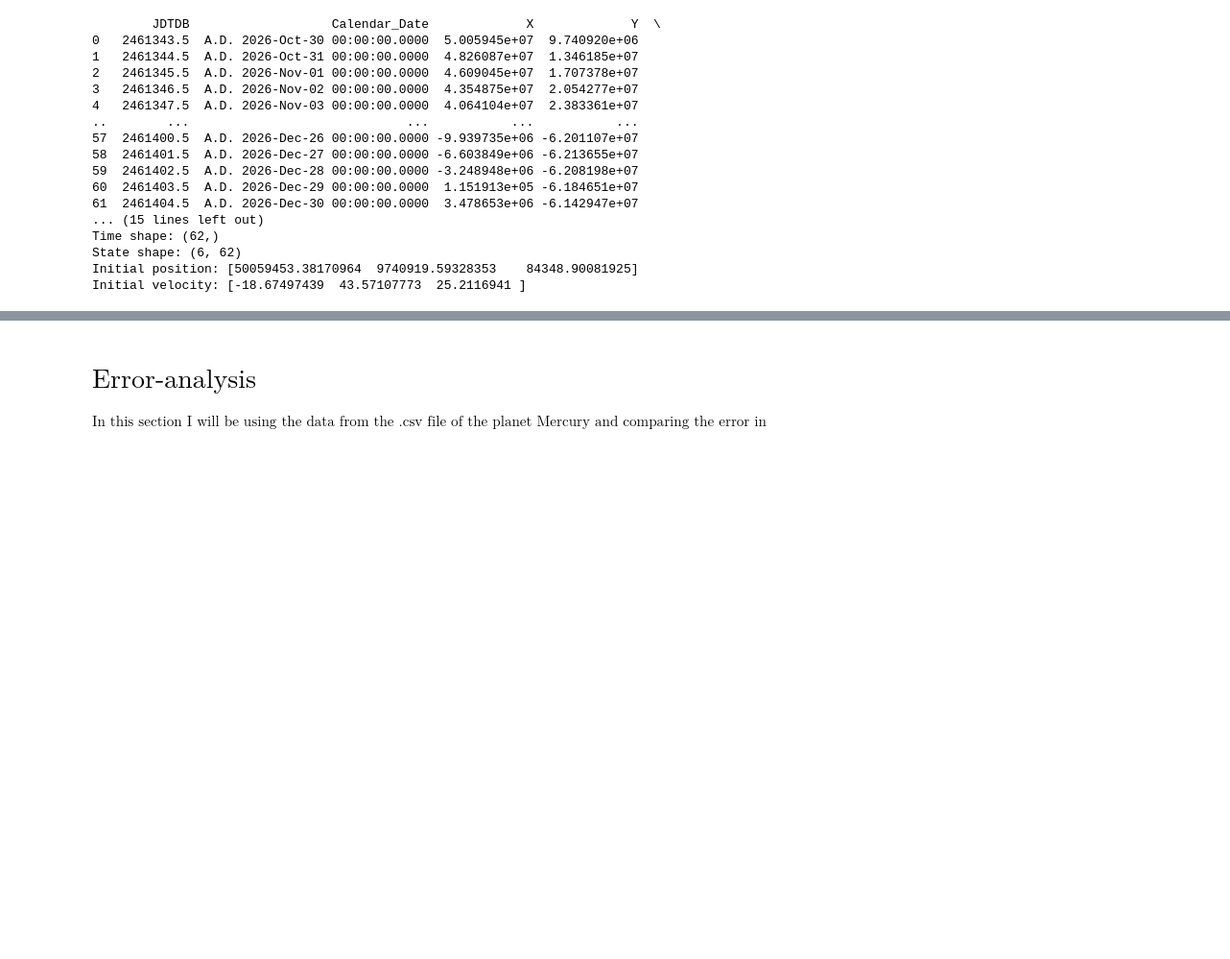
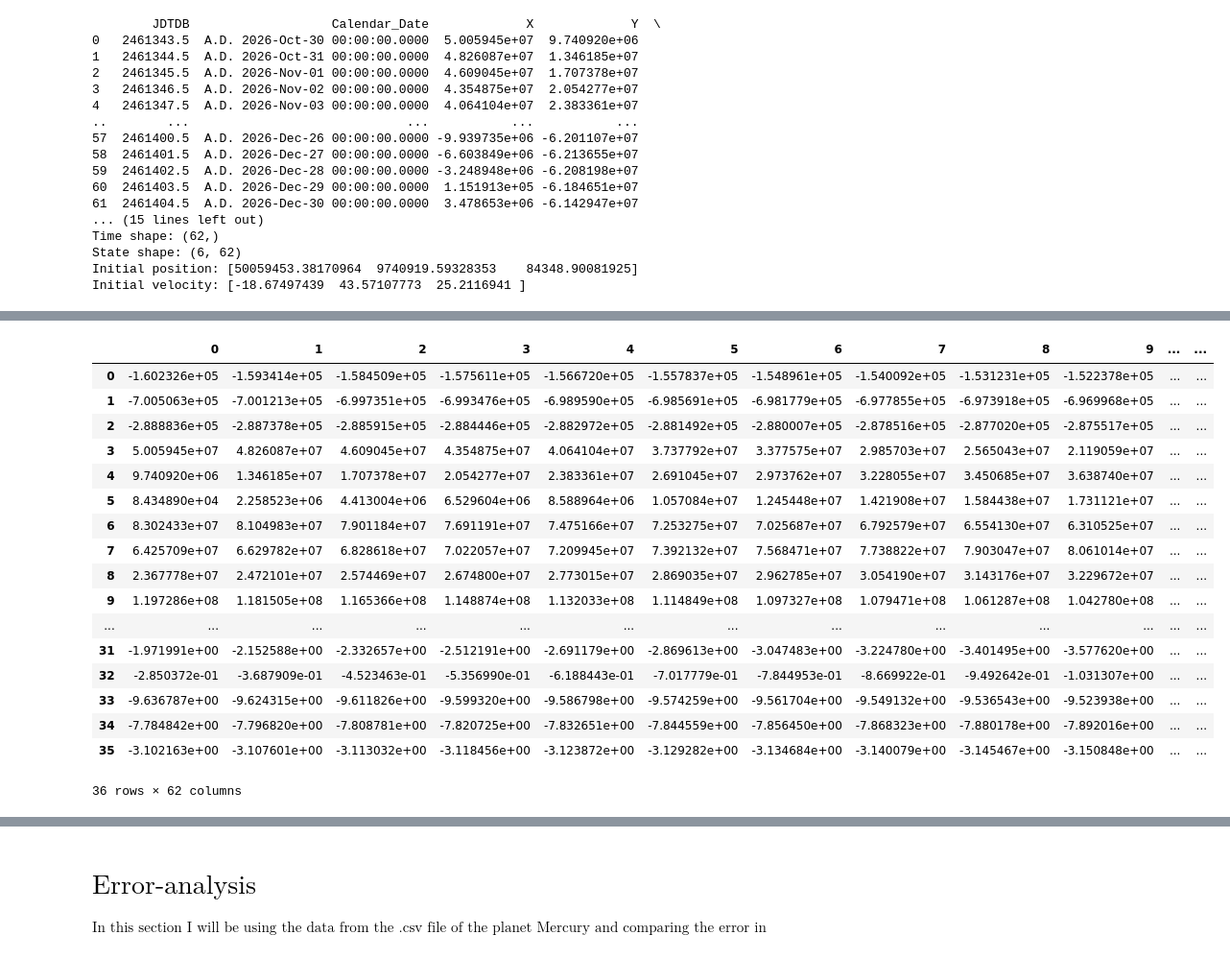
Before and after one commit to gsuparnajitphys-dotcom/Classical_mechanics_simulations, a Jupyter notebook: Central-force-motion/Jupyter/N-Body.ipynb, the cells around one changed output, grey strips where cells are left out. Shown at 96% size. Saved outputs shown, nothing was run; the diff lists cells and outputs as text; code cells hidden in the pictures; blank space fills up the shorter version.

```diff
--- a/Central-force-motion/Jupyter/N-Body.ipynb
+++ b/Central-force-motion/Jupyter/N-Body.ipynb
@@ -233,2 +233,24 @@ sol
      njev: 0
       nlu: 0
+# %%
+Solution_matrix=pd.DataFrame(sol.y)
+Solution_matrix
+# %% [output]
+|  | 0 | 1 | 2 | 3 | 4 | 5 | 6 | 7 | 8 | 9 | ... | ... |
+| 0 | -1.602326e+05 | -1.593414e+05 | -1.584509e+05 | -1.575611e+05 | -1.566720e+05 | -1.557837e+05 | -1.548961e+05 | -1.540092e+05 | -1.531231e+05 | -1.522378e+05 | ... | ... |
+| 1 | -7.005063e+05 | -7.001213e+05 | -6.997351e+05 | -6.993476e+05 | -6.989590e+05 | -6.985691e+05 | -6.981779e+05 | -6.977855e+05 | -6.973918e+05 | -6.969968e+05 | ... | ... |
+| 2 | -2.888836e+05 | -2.887378e+05 | -2.885915e+05 | -2.884446e+05 | -2.882972e+05 | -2.881492e+05 | -2.880007e+05 | -2.878516e+05 | -2.877020e+05 | -2.875517e+05 | ... | ... |
+| 3 | 5.005945e+07 | 4.826087e+07 | 4.609045e+07 | 4.354875e+07 | 4.064104e+07 | 3.737792e+07 | 3.377575e+07 | 2.985703e+07 | 2.565043e+07 | 2.119059e+07 | ... | ... |
+| 4 | 9.740920e+06 | 1.346185e+07 | 1.707378e+07 | 2.054277e+07 | 2.383361e+07 | 2.691045e+07 | 2.973762e+07 | 3.228055e+07 | 3.450685e+07 | 3.638740e+07 | ... | ... |
+| 5 | 8.434890e+04 | 2.258523e+06 | 4.413004e+06 | 6.529604e+06 | 8.588964e+06 | 1.057084e+07 | 1.245448e+07 | 1.421908e+07 | 1.584438e+07 | 1.731121e+07 | ... | ... |
+| 6 | 8.302433e+07 | 8.104983e+07 | 7.901184e+07 | 7.691191e+07 | 7.475166e+07 | 7.253275e+07 | 7.025687e+07 | 6.792579e+07 | 6.554130e+07 | 6.310525e+07 | ... | ... |
+| 7 | 6.425709e+07 | 6.629782e+07 | 6.828618e+07 | 7.022057e+07 | 7.209945e+07 | 7.392132e+07 | 7.568471e+07 | 7.738822e+07 | 7.903047e+07 | 8.061014e+07 | ... | ... |
+| 8 | 2.367778e+07 | 2.472101e+07 | 2.574469e+07 | 2.674800e+07 | 2.773015e+07 | 2.869035e+07 | 2.962785e+07 | 3.054190e+07 | 3.143176e+07 | 3.229672e+07 | ... | ... |
+| 9 | 1.197286e+08 | 1.181505e+08 | 1.165366e+08 | 1.148874e+08 | 1.132033e+08 | 1.114849e+08 | 1.097327e+08 | 1.079471e+08 | 1.061287e+08 | 1.042780e+08 | ... | ... |
+| ... | ... | ... | ... | ... | ... | ... | ... | ... | ... | ... | ... | ... |
+| 31 | -1.971991e+00 | -2.152588e+00 | -2.332657e+00 | -2.512191e+00 | -2.691179e+00 | -2.869613e+00 | -3.047483e+00 | -3.224780e+00 | -3.401495e+00 | -3.577620e+00 | ... | ... |
+| 32 | -2.850372e-01 | -3.687909e-01 | -4.523463e-01 | -5.356990e-01 | -6.188443e-01 | -7.017779e-01 | -7.844953e-01 | -8.669922e-01 | -9.492642e-01 | -1.031307e+00 | ... | ... |
+| 33 | -9.636787e+00 | -9.624315e+00 | -9.611826e+00 | -9.599320e+00 | -9.586798e+00 | -9.574259e+00 | -9.561704e+00 | -9.549132e+00 | -9.536543e+00 | -9.523938e+00 | ... | ... |
+| 34 | -7.784842e+00 | -7.796820e+00 | -7.808781e+00 | -7.820725e+00 | -7.832651e+00 | -7.844559e+00 | -7.856450e+00 | -7.868323e+00 | -7.880178e+00 | -7.892016e+00 | ... | ... |
+| 35 | -3.102163e+00 | -3.107601e+00 | -3.113032e+00 | -3.118456e+00 | -3.123872e+00 | -3.129282e+00 | -3.134684e+00 | -3.140079e+00 | -3.145467e+00 | -3.150848e+00 | ... | ... |
+36 rows × 62 columns
```
Also changed, not shown: parts of 6 cells of this notebook, 4 other files.
